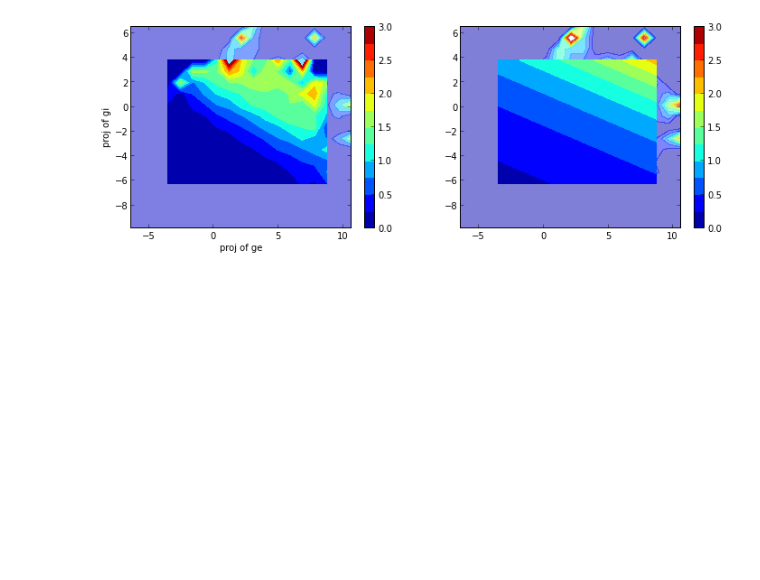
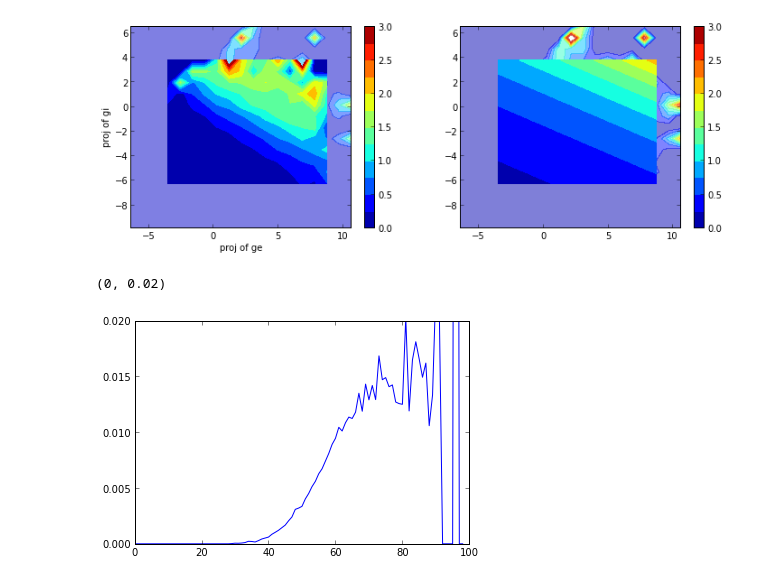
Before and after one commit to yzerlaut/transfer_functions, a Jupyter notebook: iaf_nonlinearity.ipynb, the cells around one changed output. Drawn from its saved outputs; the diff is of its cells as text; code cells hidden in the pictures; blank space fills up the shorter version.

```diff
--- a/iaf_nonlinearity.ipynb
+++ b/iaf_nonlinearity.ipynb
@@ -198,3 +198,32 @@ plt.colorbar(img4)
 the coefficients are :  [ 0.73422548  0.07044103  4.81761528  0.15564373 -1.19943783]
 <matplotlib.colorbar.Colorbar instance at 0x...>
 [figure]
+# %%
+spk_idx = (np.array(spikes)/dt).astype(int)
+getotal, gespike = _calc_projections(ge, sta_filtered_ge, spk_idx)
+gitotal, gispike = _calc_projections(gi, sta_filtered_gi, spk_idx)
+# %%
+def calc_cov(x, y):
+    x_nomean = x - x.mean()
+    y_nomean = y - y.mean()
+    x_matrix = np.vstack([x_nomean, y_nomean])
+    C = np.dot(x_matrix, x_matrix.T)
+    return C/len(x_nomean)
+# %%
+_, evecs = np.linalg.eig(calc_cov(gespike, gispike))
+# %%
+def linear_combination(x, y, v):
+    return x*v[0]+y*v[1]
+# %%
+vec = evecs[:, 0]
+ggtotal = linear_combination(getotal, gitotal, vec)
+ggspike = linear_combination(gespike, gispike, vec)
+
+bins = np.linspace(ggtotal.min(), ggtotal.max(),100)
+n_total, _ = np.histogram(ggtotal, bins)
+n_spike, _ = np.histogram(ggspike, bins)
+plt.plot(n_spike*1./n_total)
+plt.ylim(0, 0.02)
+# %% [output]
+(0, 0.02)
+[figure, added]
```
Also changed, not shown: parts of 5 cells of this notebook.
